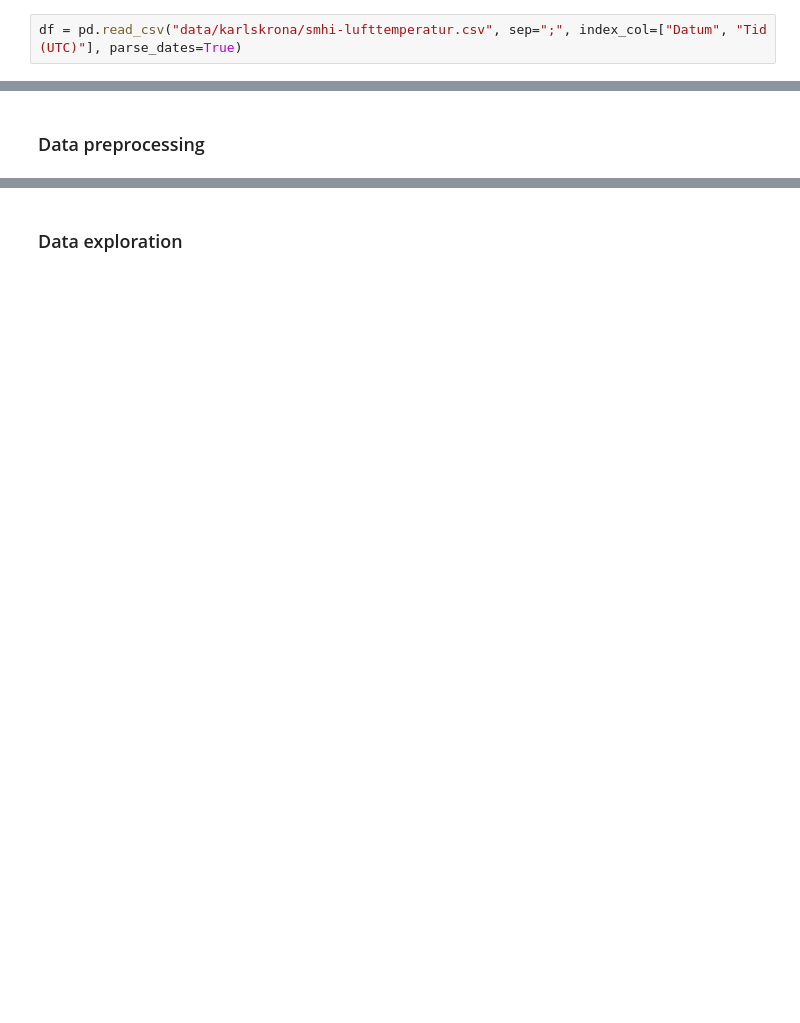
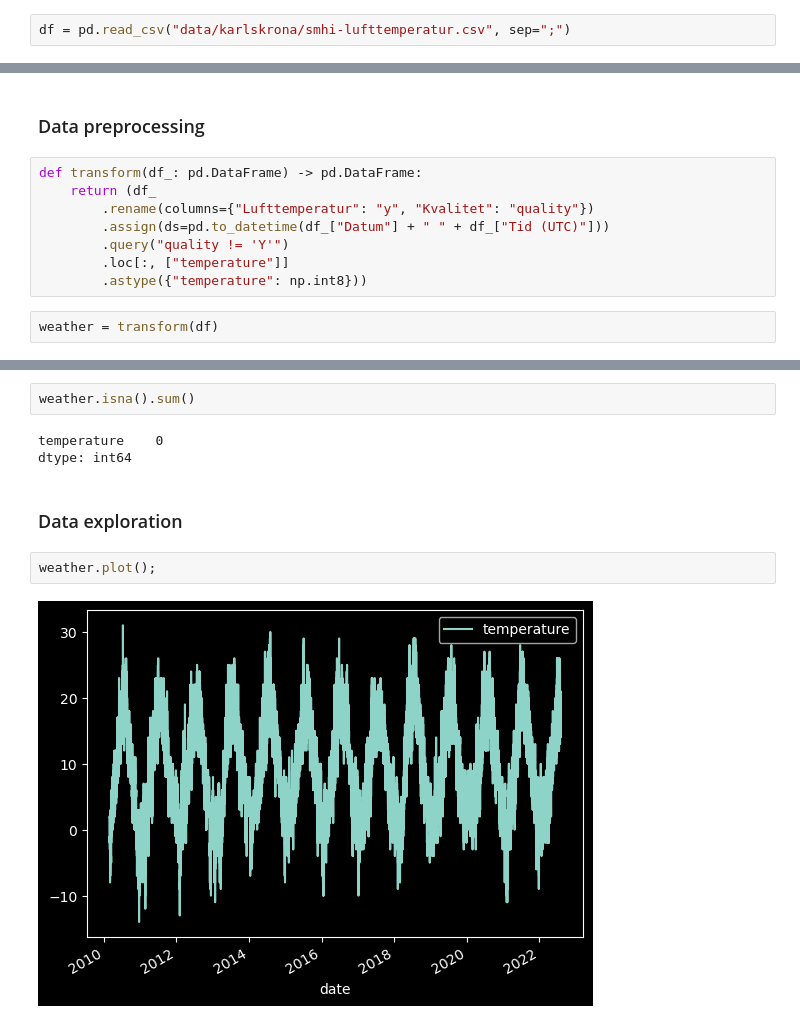
Before and after one commit to Peshkatar/prophet-weather-forecast, a Jupyter notebook: model.ipynb, the cells around one changed output, grey strips where cells are left out. Drawn from its saved outputs; the diff is of its cells as text; blank space fills up the shorter version.

Commit message:
transformation function and refactoring

```diff
--- a/model.ipynb
+++ b/model.ipynb
@@ -3,3 +6,3 @@ import pandas as pd
 # %%
-df = pd.read_csv("data/karlskrona/smhi-lufttemperatur.csv", sep=";", index_col=["Datum", "Tid (UTC)"], parse_dates=True)
+df = pd.read_csv("data/karlskrona/smhi-lufttemperatur.csv", sep=";")
 # %%
@@ -30,2 +24,12 @@ df.plot(use_index=True, rot=90);
 # %% [markdown]
 ### Data preprocessing
+# %%
+def transform(df_: pd.DataFrame) -> pd.DataFrame:
+    return (df_
+        .rename(columns={"Lufttemperatur": "y", "Kvalitet": "quality"})
+        .assign(ds=pd.to_datetime(df_["Datum"] + " " + df_["Tid (UTC)"]))
+        .query("quality != 'Y'")
+        .loc[:, ["temperature"]]
+        .astype({"temperature": np.int8}))
+# %%
+weather = transform(df)
@@ -32,2 +57,11 @@ df.plot(use_index=True, rot=90);
+# %%
+weather.isna().sum()
+# %% [output]
+temperature    0
+dtype: int64
 # %% [markdown]
 ### Data exploration
+# %%
+weather.plot();
+# %% [output]
+[figure, added]
```
Also changed, not shown: parts of 18 cells of this notebook.
